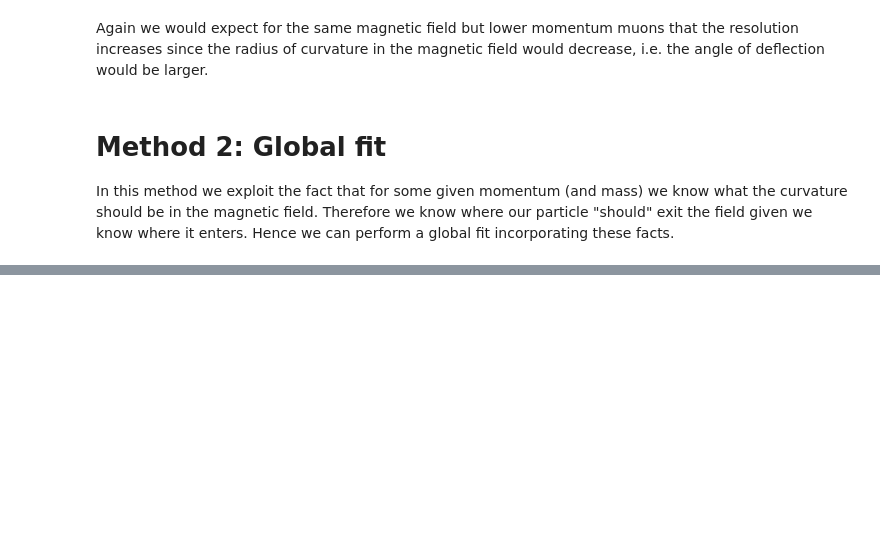
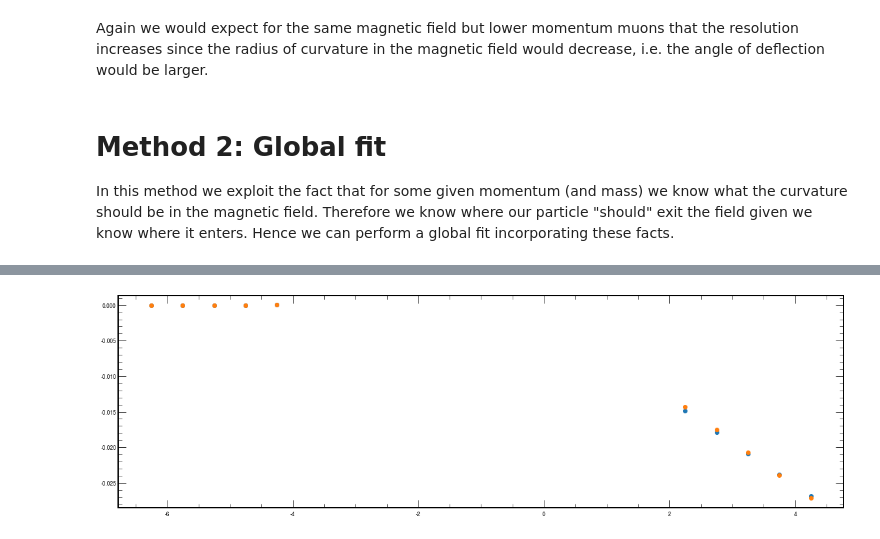
Before and after one commit to ChandlerKenworthy/mpags-eppt, a Jupyter notebook: analysis.ipynb, the cells around one changed output, grey strips where cells are left out. Cells and saved outputs as stored; diff of their text form; code cells hidden in the pictures; blank space fills up the shorter version.

```diff
--- a/analysis.ipynb
+++ b/analysis.ipynb
@@ -178,0 +148,4 @@ array([-14.8847123 , -17.87804559, -20.87213497, -23.86679559,
+# %%
+from iminuit import Minuit
+
+m = Minuit(get_model_chi2, pT=100, m0=1.0E-5, c0=5.0E-5)
@@ -178,0 +170,7 @@ array([-14.8847123 , -17.87804559, -20.87213497, -23.86679559,
+# %%
+fig = plt.figure(figsize=(20, 6))
+plt.scatter(ztrue, xtrue)
+plt.scatter(ztrue, get_x_position(ztrue, *m.values))
+plt.show()
+# %% [output]
+[figure, added]
```
Also changed, not shown: parts of 16 cells of this notebook.
